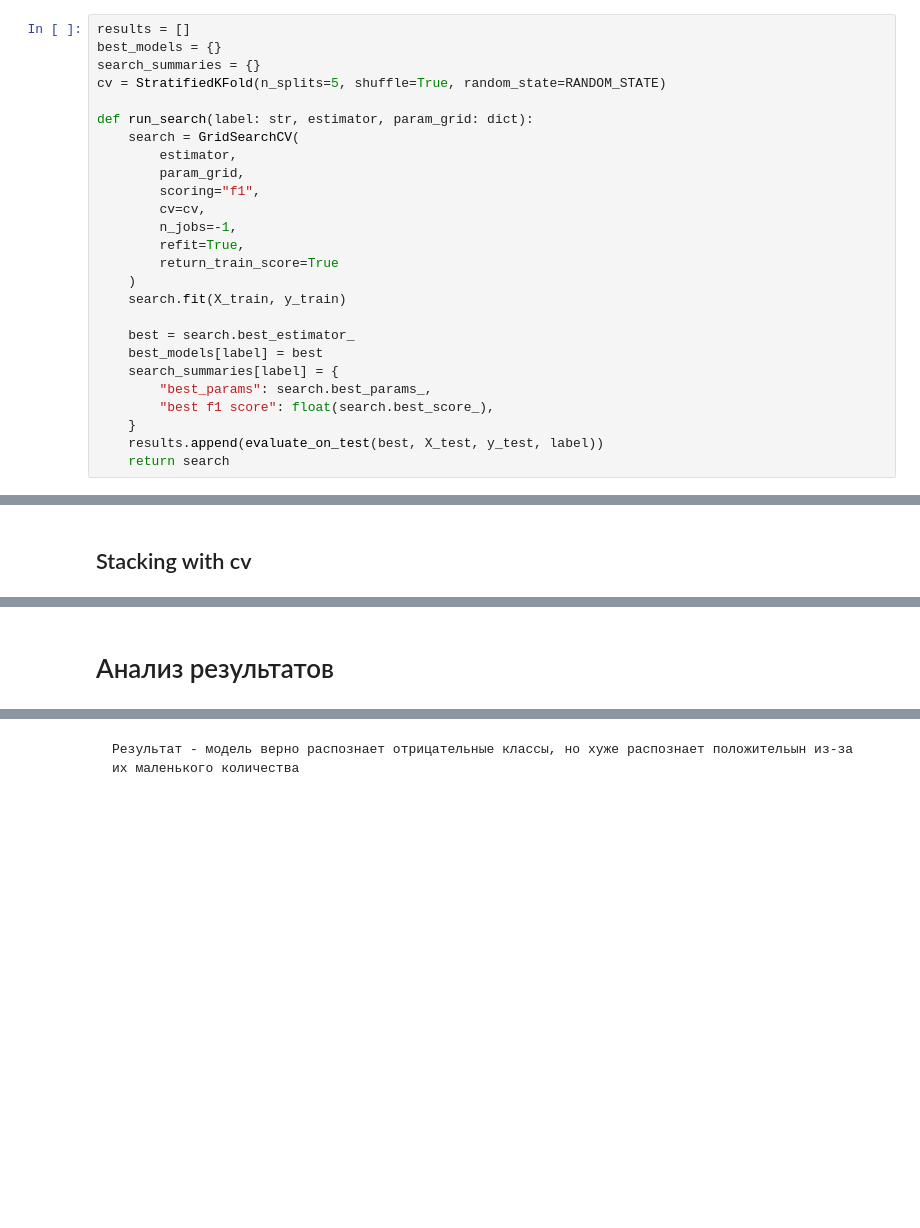
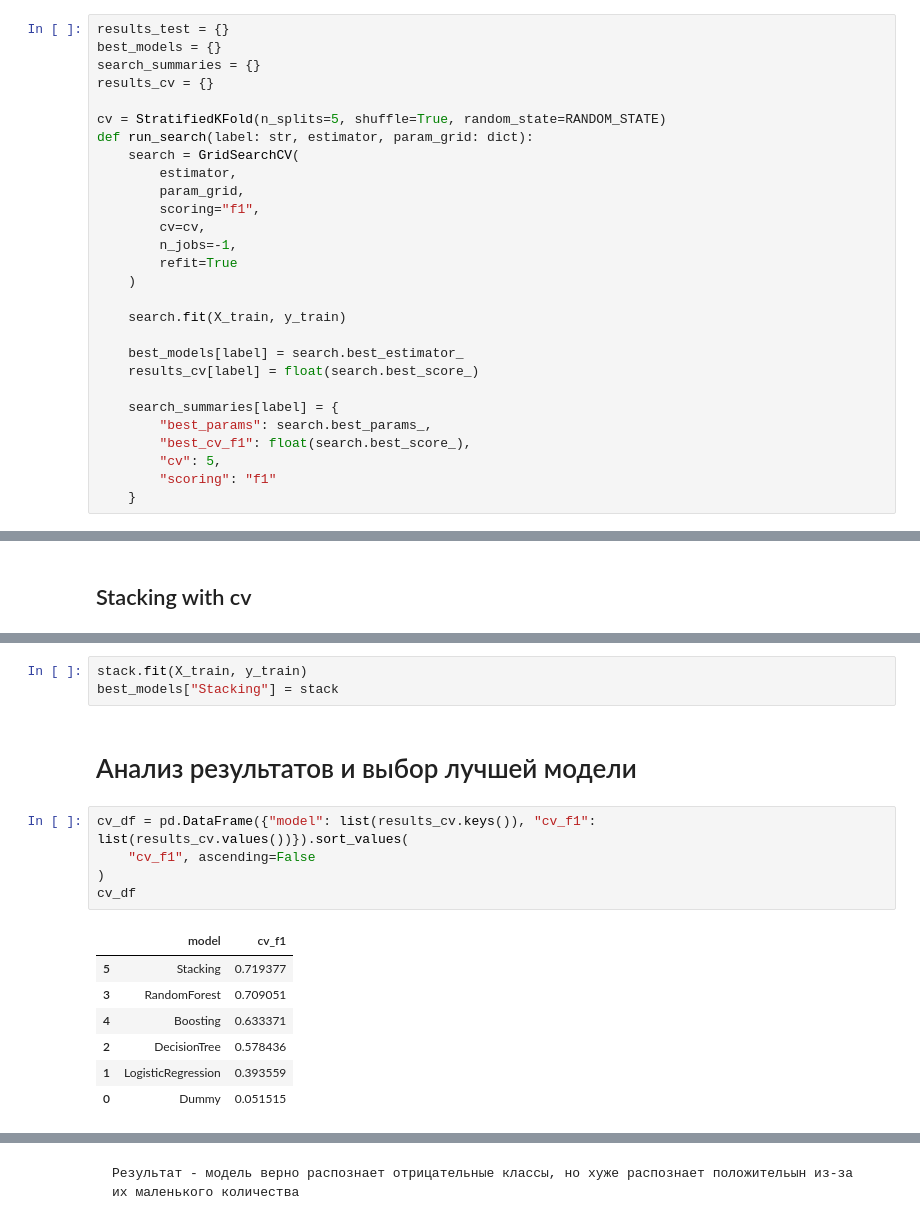
Before and after one commit to pshqd/art_ing_course, a Jupyter notebook: homeworks/HW06/HW06.ipynb, the cells around one changed output, grey strips where cells are left out. Drawn from its saved outputs; the diff is of its cells as text; blank space fills up the shorter version.

```diff
--- a/homeworks/HW06/HW06.ipynb
+++ b/homeworks/HW06/HW06.ipynb
@@ -285,11 +268,12 @@ joblib.dump(log_reg_pipeline,ART_PATH+"models/log_reg.joblib")
 # %% [markdown]
 # Модели недели 6
 # %%
-results = []
+results_test = {}
 best_models = {}
 search_summaries = {}
+results_cv = {}
+
 cv = StratifiedKFold(n_splits=5, shuffle=True, random_state=RANDOM_STATE)
-
 def run_search(label: str, estimator, param_grid: dict):
     search = GridSearchCV(
         estimator,
@@ -297,16 +281,17 @@ def run_search(label: str, estimator, param_grid: dict):
         scoring="f1",
         cv=cv,
         n_jobs=-1,
-        refit=True,
-        return_train_score=True
+        refit=True
     )
+
     search.fit(X_train, y_train)
 
-    best = search.best_estimator_
-    best_models[label] = best
+    best_models[label] = search.best_estimator_
+    results_cv[label] = float(search.best_score_)
+
     search_summaries[label] = {
         "best_params": search.best_params_,
-        "best f1 score": float(search.best_score_),
+        "best_cv_f1": float(search.best_score_),
+        "cv": 5,
+        "scoring": "f1"
     }
-    results.append(evaluate_on_test(best, X_test, y_test, label))
-    return search
@@ -485,3 +427,19 @@ results.append(evaluate_on_test(stack, X_test, y_test, "Stacking"))
+# %%
+stack.fit(X_train, y_train)
+best_models["Stacking"] = stack
 # %% [markdown]
-# Анализ результатов
+# Анализ результатов и выбор лучшей модели
+# %%
+cv_df = pd.DataFrame({"model": list(results_cv.keys()), "cv_f1": list(results_cv.values())}).sort_values(
+    "cv_f1", ascending=False
+)
+cv_df
+# %% [output]
+|  | model | cv_f1 |
+| 5 | Stacking | 0.719377 |
+| 3 | RandomForest | 0.709051 |
+| 4 | Boosting | 0.633371 |
+| 2 | DecisionTree | 0.578436 |
+| 1 | LogisticRegression | 0.393559 |
+| 0 | Dummy | 0.051515 |
 # %%
```
Also changed, not shown: parts of 28 cells of this notebook, 12 other files.
